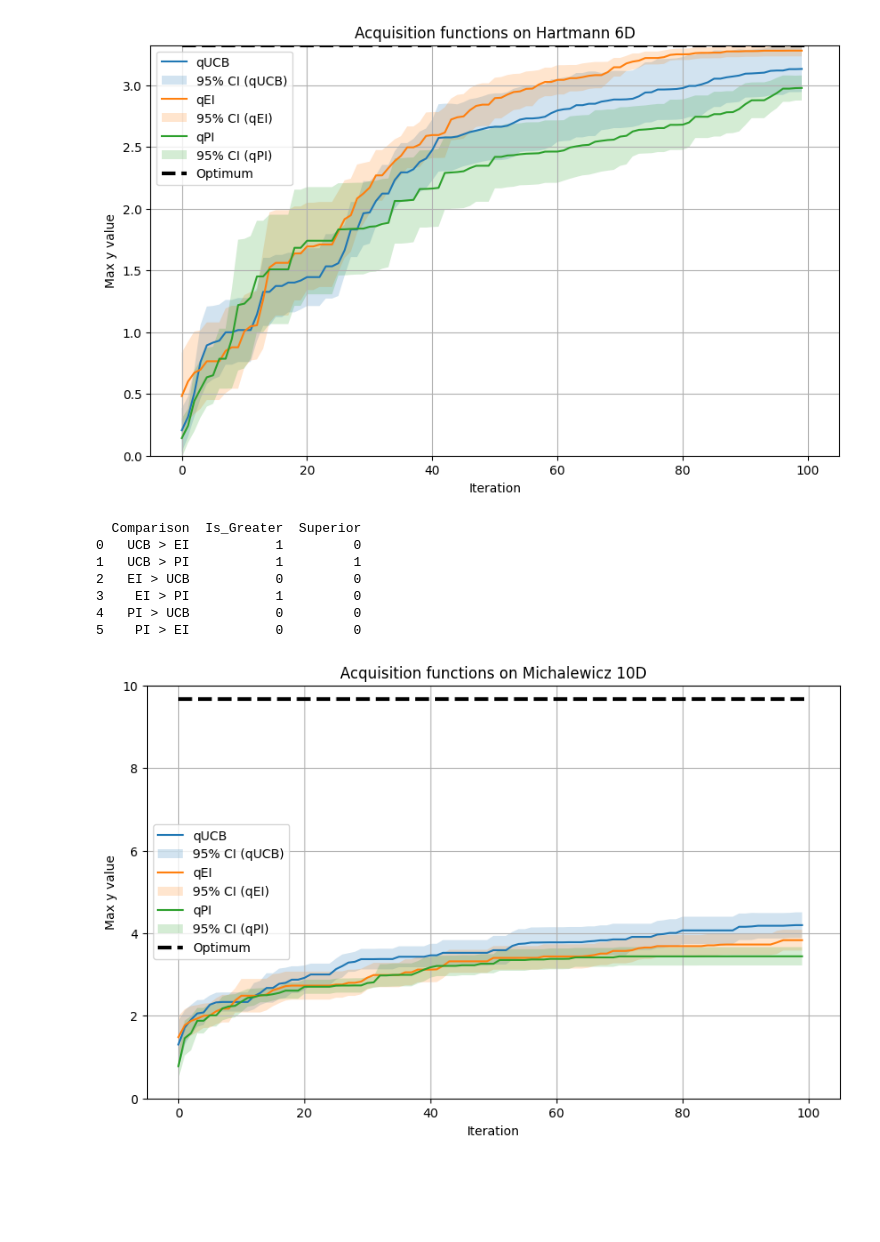
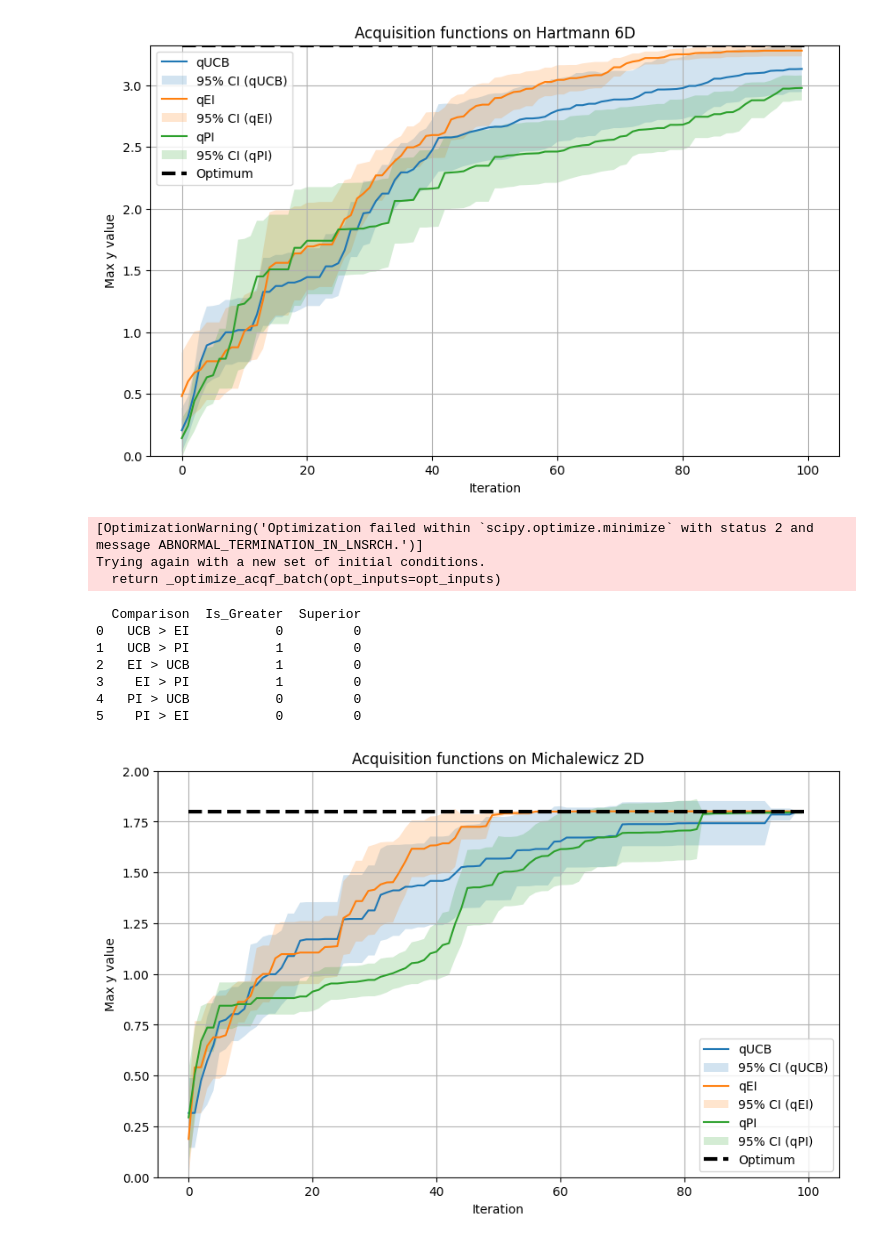
Before and after one commit to Schubydo/msc_code, a Jupyter notebook: SO_Numerical_Experiments/aquistion_funs_experiments.ipynb, the cells around one changed output. Saved outputs shown, nothing was run; the diff lists cells and outputs as text; code cells hidden in the pictures; blank space fills up the shorter version.

```diff
--- a/SO_Numerical_Experiments/aquistion_funs_experiments.ipynb
+++ b/SO_Numerical_Experiments/aquistion_funs_experiments.ipynb
@@ -286,43 +286,46 @@ plt.show()
 # %%
 from botorch.test_functions import Michalewicz
 
-ucb_2, ucb_ci_2 = ci_bo(dim=10, acqf_type='qUCB', batch_size=5, epochs=15, n_init=25, N_TRIALS=10, function=Michalewicz(dim=10,negate=True), lower_bound=0, upper_bound=np.pi,super_seed=10)
-ei_2, ei_ci_2 = ci_bo(dim=10, acqf_type='qEI', batch_size=5, epochs=15, n_init=25, N_TRIALS=10, function=Michalewicz(dim=10,negate=True), lower_bound=0, upper_bound=np.pi,super_seed=20)
-pi_2, pi_ci_2 = ci_bo(dim=10, acqf_type='qPI', batch_size=5, epochs=15, n_init=25, N_TRIALS=10, function=Michalewicz(dim=10,negate=True), lower_bound=0, upper_bound=np.pi,super_seed=30)
+ucb_2, ucb_ci_2 = ci_bo(dim=2, acqf_type='qUCB', batch_size=5, epochs=15, n_init=25, N_TRIALS=10, function=Michalewicz(dim=2,negate=True), lower_bound=0, upper_bound=np.pi,super_seed=10)
+ei_2, ei_ci_2 = ci_bo(dim=2, acqf_type='qEI', batch_size=5, epochs=15, n_init=25, N_TRIALS=10, function=Michalewicz(dim=2,negate=True), lower_bound=0, upper_bound=np.pi,super_seed=20)
+pi_2, pi_ci_2 = ci_bo(dim=2, acqf_type='qPI', batch_size=5, epochs=15, n_init=25, N_TRIALS=10, function=Michalewicz(dim=2,negate=True), lower_bound=0, upper_bound=np.pi,super_seed=30)
 
 compare_acquisition_functions(ucb_2, ucb_ci_2, ei_2, ei_ci_2, pi_2, pi_ci_2, filename='Michalewicz, dim=2')
 # %% [output]
-  Comparison  Is_Greater  Superior
-0   UCB > EI           1         0
-1   UCB > PI           1         1
-2   EI > UCB           0         0
-3    EI > PI           1         0
-4   PI > UCB           0         0
-5    PI > EI           0         0
+[OptimizationWarning('Optimization failed within `scipy.optimize.minimize` with status 2 and message ABNORMAL_TERMINATION_IN_LNSRCH.')]
+Trying again with a new set of initial conditions.
+  return _optimize_acqf_batch(opt_inputs=opt_inputs)
+  Comparison  Is_Greater  Superior
+0   UCB > EI           0         0
+1   UCB > PI           1         0
+2   EI > UCB           1         0
+3    EI > PI           1         0
+4   PI > UCB           0         0
+5    PI > EI           0         0
 # %%
 plt.figure(figsize=(10, 6))
 
 # Plot qUCB
 plt.plot(ucb_2, label='qUCB')
 plt.fill_between(np.arange(len(ucb_2)), ucb_2 - ucb_ci_2, ucb_2 + ucb_ci_2, alpha=0.2, label='95% CI (qUCB)')
 
 # Plot qEI
 plt.plot(ei_2, label='qEI')
 plt.fill_between(np.arange(len(ei_2)), ei_2 - ei_ci_2, ei_2 + ei_ci_2, alpha=0.2, label='95% CI (qEI)')
 
 # Plot qPI
 plt.plot(pi_2, label='qPI')
 plt.fill_between(np.arange(len(pi_2)), pi_2 - pi_ci_2, pi_2 + pi_ci_2, alpha=0.2, label='95% CI (qPI)')
 
 # Plot Optimum
-plt.plot([0, len(ucb_2)], [9.66015, 9.66015], "k--", lw=3, label='Optimum')
+plt.plot([0, len(ucb_2)], [1.8013, 1.8013], "k--", lw=3, label='Optimum')
 
-plt.ylim([0, 10])
-plt.title('Acquisition functions on Michalewicz 10D')
+plt.ylim([0, 2])
+plt.title('Acquisition functions on Michalewicz 2D')
 plt.xlabel('Iteration')
 plt.ylabel('Max y value')
 plt.legend()
 plt.grid(True)
 plt.show()
 # %% [output]
-[figure, old version]
+[figure, new version]
```
Also changed, not shown: parts of 1 cell of this notebook, 2 other files.
